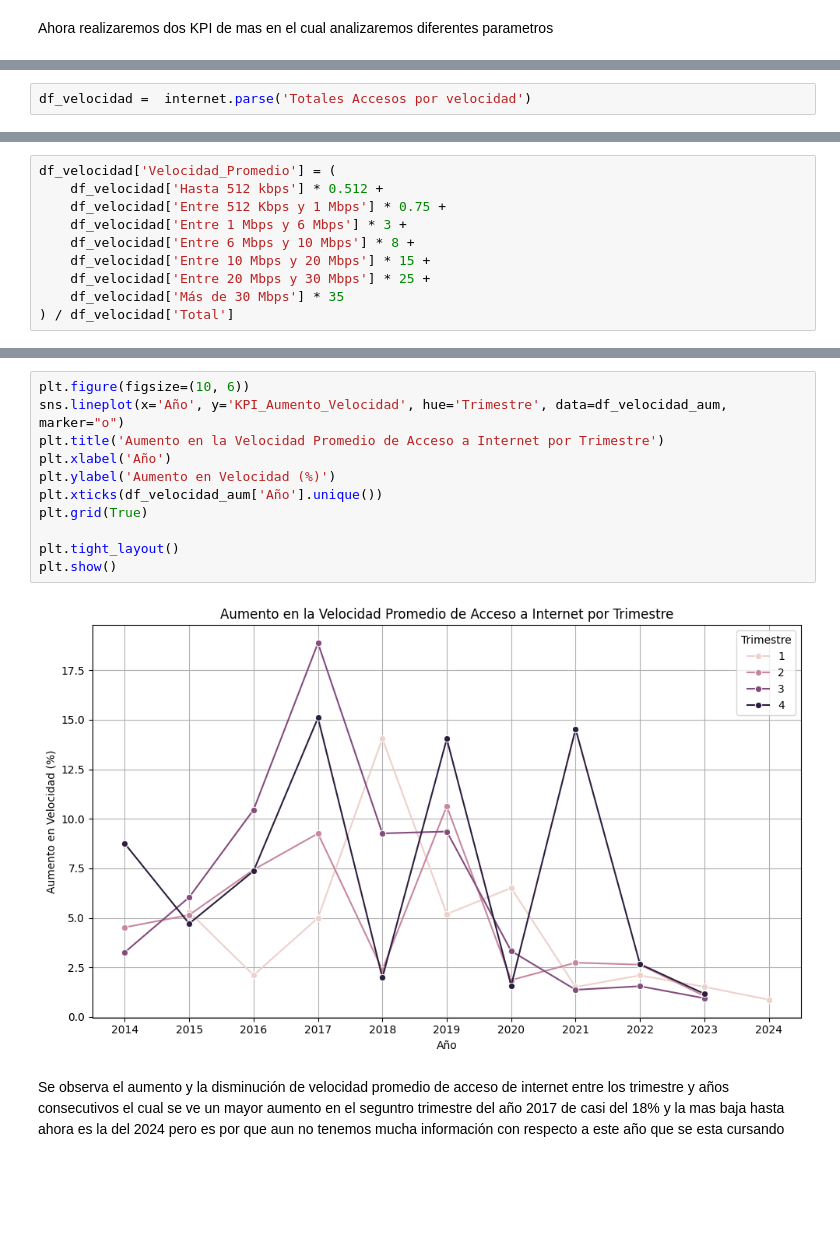
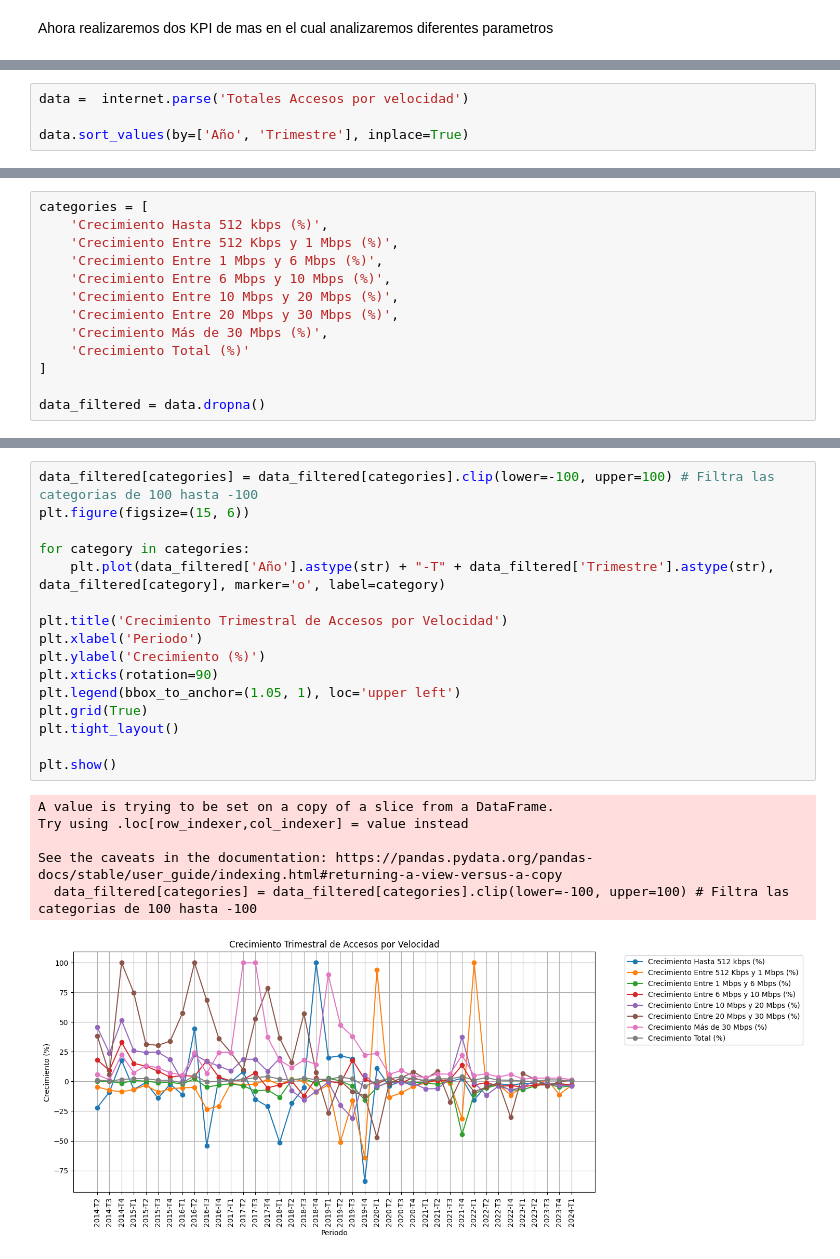
Before and after one commit to Ragnar0905/P2_DataAnalysis, a Jupyter notebook: EDA_y_KPI.ipynb, the cells around one changed output, grey strips where cells are left out. Drawn from its saved outputs; the diff is of its cells as text; blank space fills up the shorter version.

```diff
--- a/EDA_y_KPI.ipynb
+++ b/EDA_y_KPI.ipynb
@@ -416,2 +428,4 @@ Por otro lado en el 2do KPI analizaremos el aumento de velocidad del internet en
 # %%
-df_velocidad =  internet.parse('Totales Accesos por velocidad')
+data =  internet.parse('Totales Accesos por velocidad')
+
+data.sort_values(by=['Año', 'Trimestre'], inplace=True)
@@ -418,10 +453,13 @@ df_velocidad =  internet.parse('Totales Accesos por velocidad')
 # %%
-df_velocidad['Velocidad_Promedio'] = (
-    df_velocidad['Hasta 512 kbps'] * 0.512 +
-    df_velocidad['Entre 512 Kbps y 1 Mbps'] * 0.75 +
-    df_velocidad['Entre 1 Mbps y 6 Mbps'] * 3 +
-    df_velocidad['Entre 6 Mbps y 10 Mbps'] * 8 +
-    df_velocidad['Entre 10 Mbps y 20 Mbps'] * 15 +
-    df_velocidad['Entre 20 Mbps y 30 Mbps'] * 25 +
-    df_velocidad['Más de 30 Mbps'] * 35
-) / df_velocidad['Total']
+categories = [
+    'Crecimiento Hasta 512 kbps (%)',
+    'Crecimiento Entre 512 Kbps y 1 Mbps (%)',
+    'Crecimiento Entre 1 Mbps y 6 Mbps (%)',
+    'Crecimiento Entre 6 Mbps y 10 Mbps (%)',
+    'Crecimiento Entre 10 Mbps y 20 Mbps (%)',
+    'Crecimiento Entre 20 Mbps y 30 Mbps (%)',
+    'Crecimiento Más de 30 Mbps (%)',
+    'Crecimiento Total (%)'
+]
+
+data_filtered = data.dropna()
@@ -443,15 +466,23 @@ df_velocidad_aum[['Año', 'Trimestre', 'Velocidad_Promedio', 'KPI_Aumento_Veloci
-# %%
-plt.figure(figsize=(10, 6))
-sns.lineplot(x='Año', y='KPI_Aumento_Velocidad', hue='Trimestre', data=df_velocidad_aum, marker="o")
-plt.title('Aumento en la Velocidad Promedio de Acceso a Internet por Trimestre')
-plt.xlabel('Año')
-plt.ylabel('Aumento en Velocidad (%)')
-plt.xticks(df_velocidad_aum['Año'].unique())
-plt.grid(True)
-
-plt.tight_layout()
-plt.show()
-# %% [output]
-[figure, removed]
-# %% [markdown]
-Se observa el aumento y la disminución de velocidad promedio de acceso de internet entre los trimestre y años consecutivos el cual se ve un mayor aumento en el seguntro trimestre del año 2017 de casi del 18% y la mas baja hasta ahora es la del 2024 pero es por que aun no tenemos mucha información con respecto a este año que se esta cursando
+# %%
+data_filtered[categories] = data_filtered[categories].clip(lower=-100, upper=100) # Filtra las categorias de 100 hasta -100
+plt.figure(figsize=(15, 6))
+
+for category in categories:
+    plt.plot(data_filtered['Año'].astype(str) + "-T" + data_filtered['Trimestre'].astype(str), data_filtered[category], marker='o', label=category)
+
+plt.title('Crecimiento Trimestral de Accesos por Velocidad')
+plt.xlabel('Periodo')
+plt.ylabel('Crecimiento (%)')
+plt.xticks(rotation=90)
+plt.legend(bbox_to_anchor=(1.05, 1), loc='upper left')
+plt.grid(True)
+plt.tight_layout()
+
+plt.show()
+# %% [output]
+A value is trying to be set on a copy of a slice from a DataFrame.
+Try using .loc[row_indexer,col_indexer] = value instead
+
+See the caveats in the documentation: https://pandas.pydata.org/pandas-docs/stable/user_guide/indexing.html#returning-a-view-versus-a-copy
+  data_filtered[categories] = data_filtered[categories].clip(lower=-100, upper=100) # Filtra las categorias de 100 hasta -100
+[figure, added]
```
Also changed, not shown: parts of 17 cells of this notebook.
